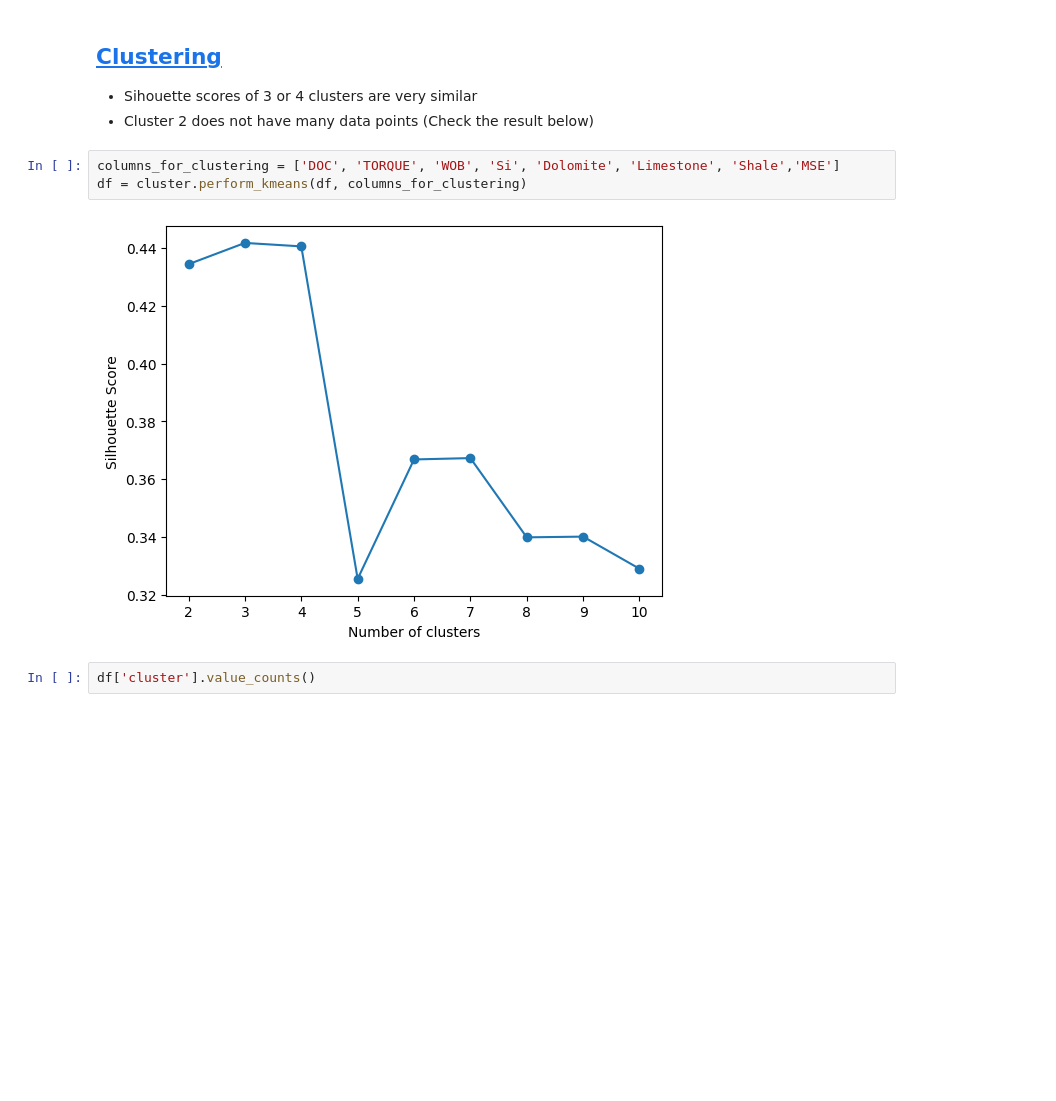
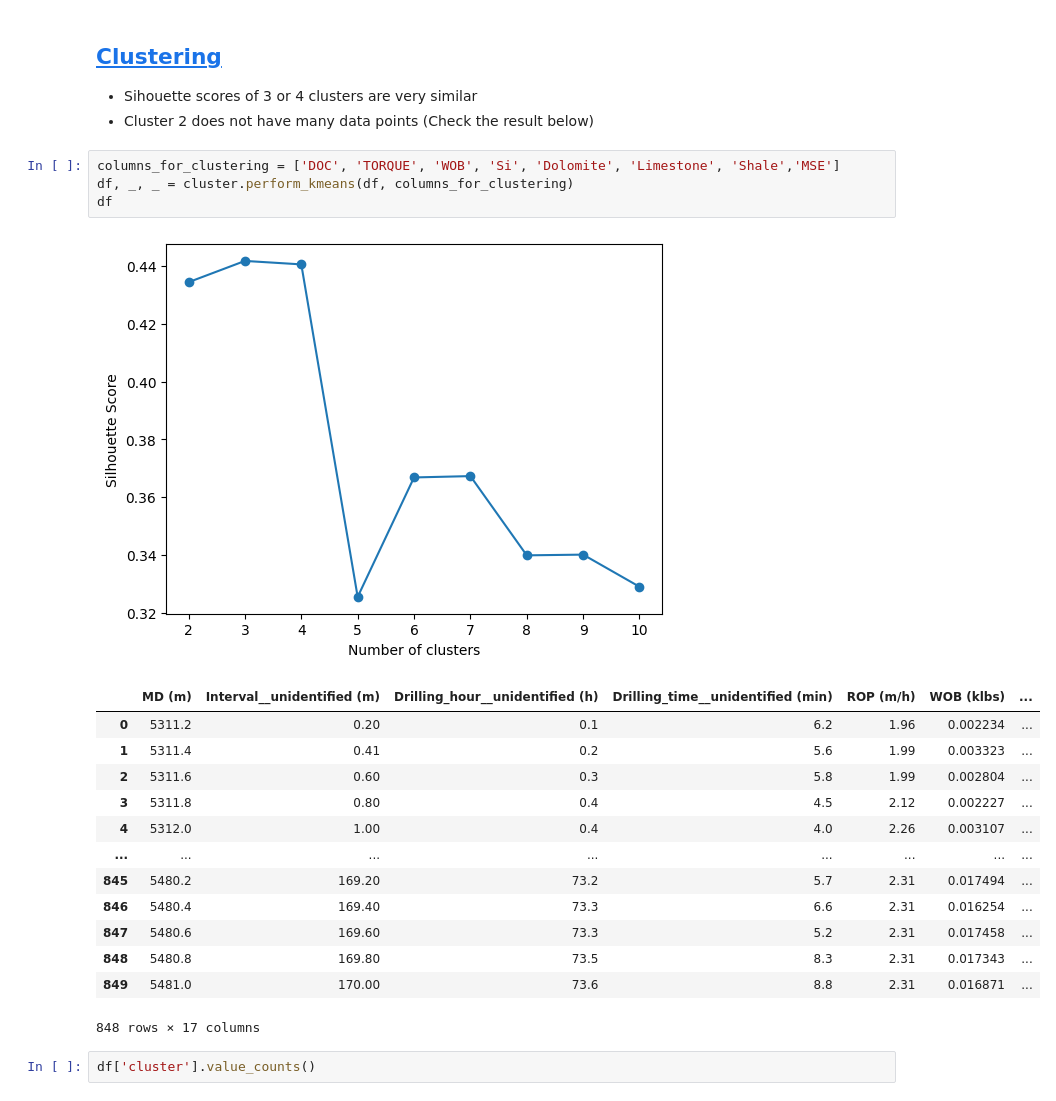
Before and after one commit to son-n-pham/Data-Workflow, a Jupyter notebook: src/main.ipynb, the cells around one changed output. Drawn from its saved outputs; the diff is of its cells as text; blank space fills up the shorter version.

```diff
--- a/src/main.ipynb
+++ b/src/main.ipynb
@@ -87,9 +87,23 @@ df.head()
 - Cluster 2 does not have many data points (Check the result below)
 # %%
 columns_for_clustering = ['DOC', 'TORQUE', 'WOB', 'Si', 'Dolomite', 'Limestone', 'Shale','MSE']
-df = cluster.perform_kmeans(df, columns_for_clustering)
+df, _, _ = cluster.perform_kmeans(df, columns_for_clustering)
+df
 # %% [output]
 [figure]
+|  | MD (m) | Interval__unidentified (m) | Drilling_hour__unidentified (h) | Drilling_time__unidentified (min) | ROP (m/h) | WOB (klbs) | ... |
+| 0 | 5311.2 | 0.20 | 0.1 | 6.2 | 1.96 | 0.002234 | ... |
+| 1 | 5311.4 | 0.41 | 0.2 | 5.6 | 1.99 | 0.003323 | ... |
+| 2 | 5311.6 | 0.60 | 0.3 | 5.8 | 1.99 | 0.002804 | ... |
+| 3 | 5311.8 | 0.80 | 0.4 | 4.5 | 2.12 | 0.002227 | ... |
+| 4 | 5312.0 | 1.00 | 0.4 | 4.0 | 2.26 | 0.003107 | ... |
+| ... | ... | ... | ... | ... | ... | ... | ... |
+| 845 | 5480.2 | 169.20 | 73.2 | 5.7 | 2.31 | 0.017494 | ... |
+| 846 | 5480.4 | 169.40 | 73.3 | 6.6 | 2.31 | 0.016254 | ... |
+| 847 | 5480.6 | 169.60 | 73.3 | 5.2 | 2.31 | 0.017458 | ... |
+| 848 | 5480.8 | 169.80 | 73.5 | 8.3 | 2.31 | 0.017343 | ... |
+| 849 | 5481.0 | 170.00 | 73.6 | 8.8 | 2.31 | 0.016871 | ... |
+848 rows × 17 columns
 # %%
 df['cluster'].value_counts()
 # %% [output]
```
Also changed, not shown: parts of 7 cells of this notebook, 1 other file.
